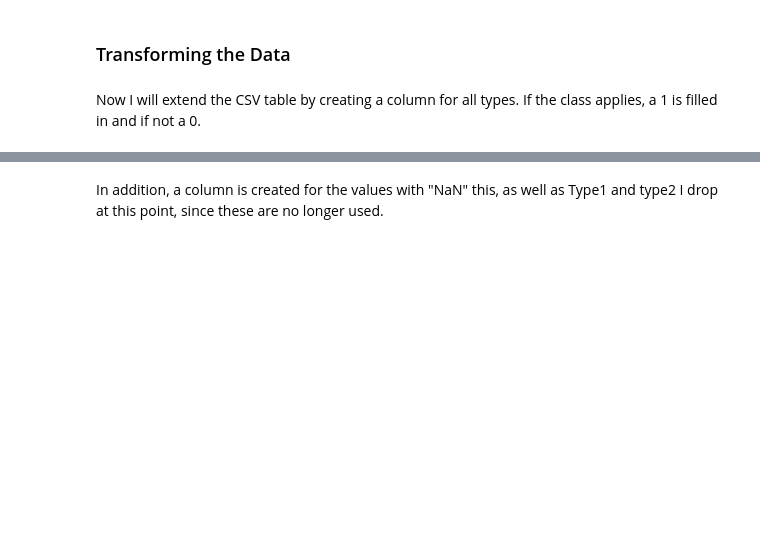
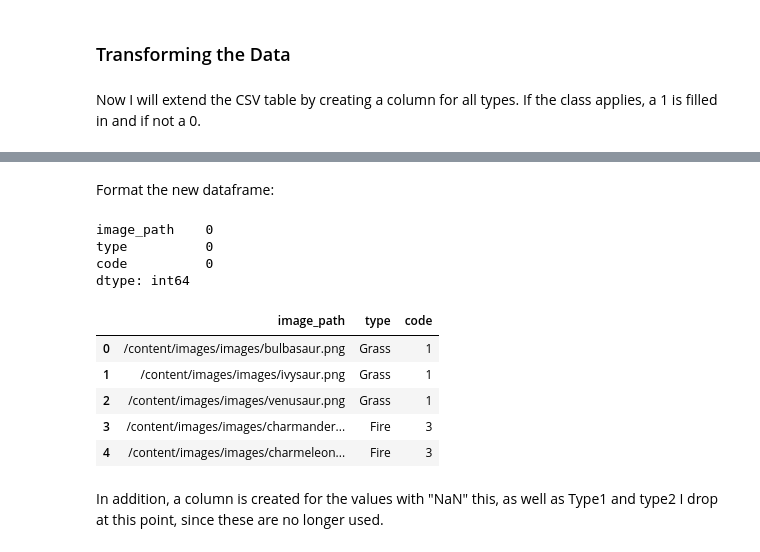
Before and after one commit to ILPATHERA/ML2_Pokemonclassifier, a Jupyter notebook: ML2_Image_Classification.ipynb, the cells around one changed output, grey strips where cells are left out. Drawn from its saved outputs; the diff is of its cells as text; code cells hidden in the pictures; blank space fills up the shorter version.

```diff
--- a/ML2_Image_Classification.ipynb
+++ b/ML2_Image_Classification.ipynb
@@ -256,2 +283,32 @@ df.head()
+# %% [markdown]
+Format the new dataframe:
+# %%
+#Create new df
+pokedf=df
+
+#Create new column for the type
+pokedf['type'] = poke_type
+pokedf['code'] = code
+
+#Drop old columns and Type NaN
+pokedf = pokedf.drop(['Type1', 'Type2', 'Name'], axis=1)
+
+#Check for missing values
+missing_values = pokedf.isnull().sum()
+print(missing_values)
+#new_df = new_df[new_df['type']!='NaN']
+
+pokedf.head()
+# %% [output]
+image_path    0
+type          0
+code          0
+dtype: int64
+|  | image_path | type | code |
+| 0 | /content/images/images/bulbasaur.png | Grass | 1 |
+| 1 | /content/images/images/ivysaur.png | Grass | 1 |
+| 2 | /content/images/images/venusaur.png | Grass | 1 |
+| 3 | /content/images/images/charmander... | Fire | 3 |
+| 4 | /content/images/images/charmeleon... | Fire | 3 |
 # %% [markdown]
 In addition, a column is created for the values with "NaN" this, as well as Type1 and type2 I drop at this point, since these are no longer used.
```
Also changed, not shown: parts of 21 cells of this notebook.
